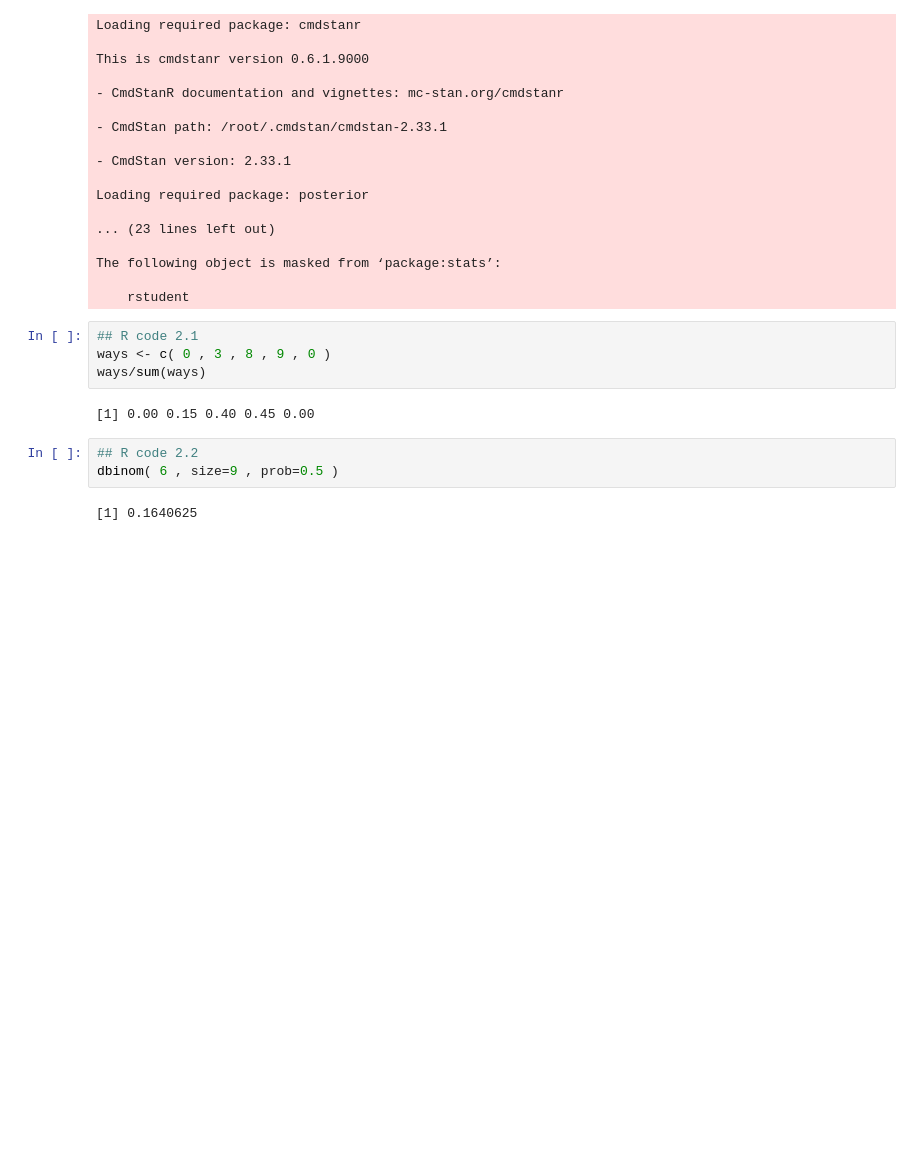
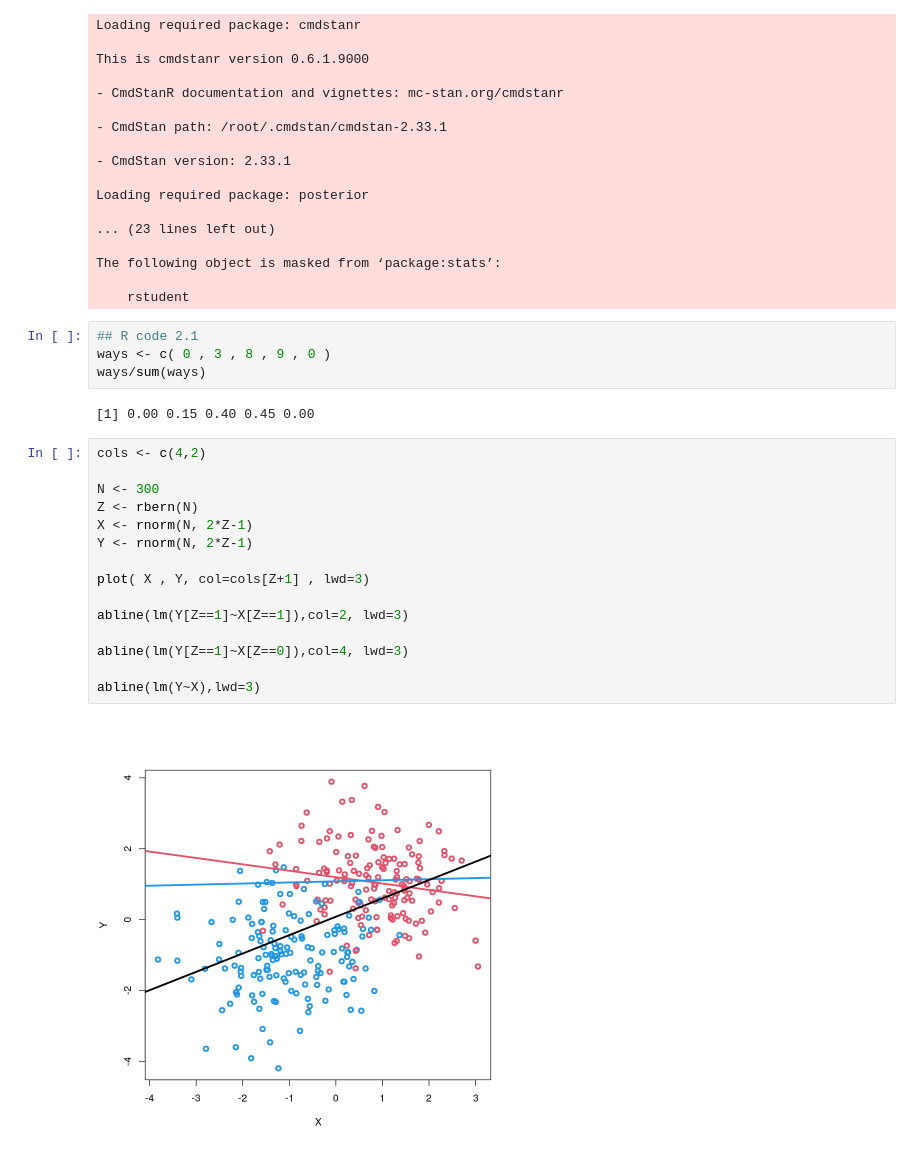
Before and after one commit to ZhuZhen200/Statistical-Rethinking, a Jupyter notebook: demo.ipynb, the cells around one changed output. Cells and saved outputs as stored; diff of their text form; blank space fills up the shorter version.

```diff
--- a/demo.ipynb
+++ b/demo.ipynb
@@ -24,8 +24,20 @@ ways <- c( 0 , 3 , 8 , 9 , 0 )
 ways/sum(ways)
 # %% [output]
 [1] 0.00 0.15 0.40 0.45 0.00
-# %%
-## R code 2.2
-dbinom( 6 , size=9 , prob=0.5 )
-# %% [output]
-[1] 0.1640625
+# %%
+cols <- c(4,2)
+
+N <- 300
+Z <- rbern(N)
+X <- rnorm(N, 2*Z-1)
+Y <- rnorm(N, 2*Z-1)
+
+plot( X , Y, col=cols[Z+1] , lwd=3)
+
+abline(lm(Y[Z==1]~X[Z==1]),col=2, lwd=3)
+
+abline(lm(Y[Z==1]~X[Z==0]),col=4, lwd=3)
+
+abline(lm(Y~X),lwd=3)
+# %% [output]
+[figure, added]
```
Also changed, not shown: parts of 6 cells of this notebook.
